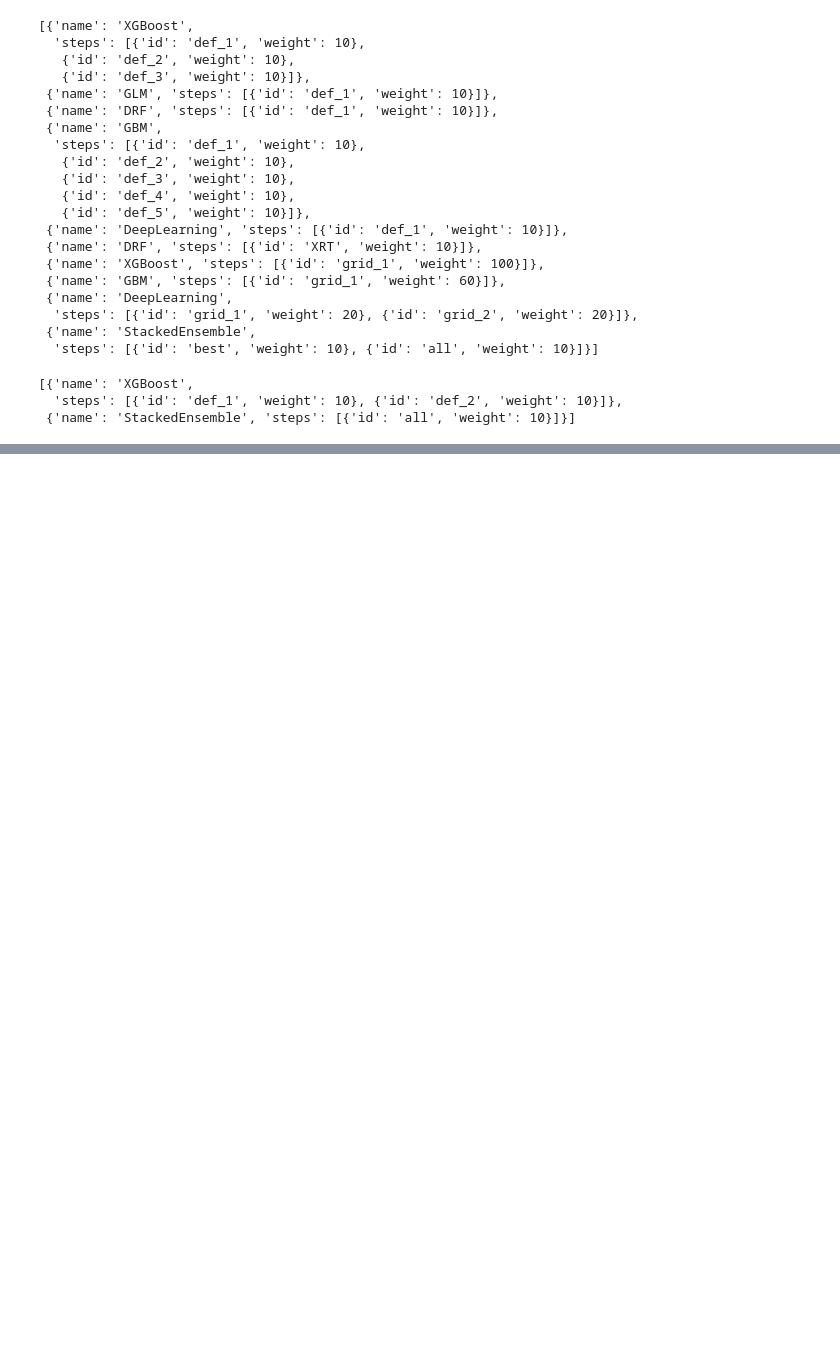
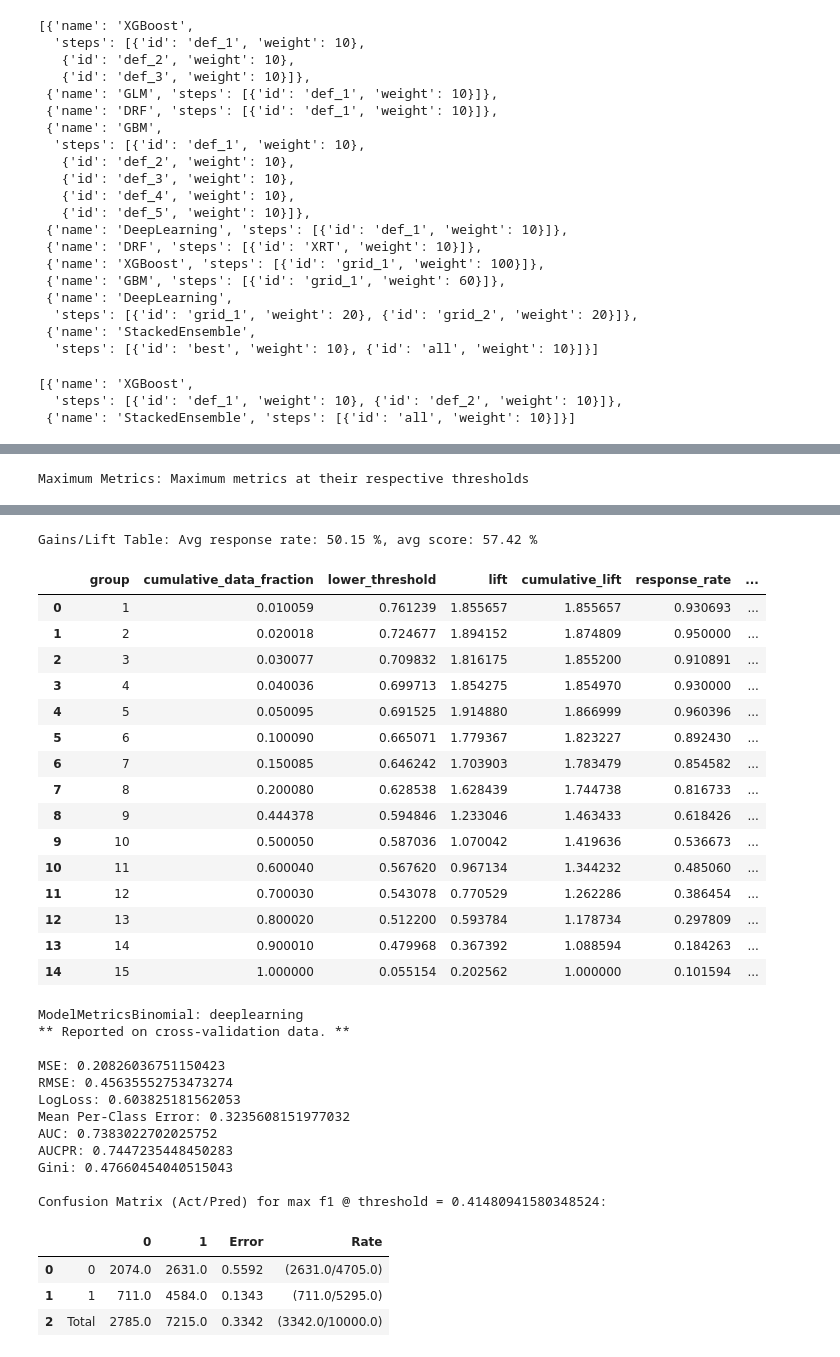
Before and after one commit to sjster/RVA, a Jupyter notebook: Intro.ipynb, the cells around one changed output, grey strips where cells are left out. Cells and saved outputs as stored; diff of their text form; code cells hidden in the pictures; blank space fills up the shorter version.

```diff
--- a/Intro.ipynb
+++ b/Intro.ipynb
@@ -1736,0 +1815,43 @@ AutoML progress: |
+# %%
+# Run AutoML on top of the first run
+
+from h2o.automl import H2OAutoML, get_leaderboard
+
+# Import a sample binary outcome train/test set into H2O
+train = h2o.import_file("https://s3.amazonaws.com/erin-data/higgs/higgs_train_10k.csv")
+test = h2o.import_file("https://s3.amazonaws.com/erin-data/higgs/higgs_test_5k.csv")
+
+# Identify predictors and response
+x = train.columns
+y = "response"
+x.remove(y)
+# For binary classification, response should be a factor
+train[y] = train[y].asfactor()
+test[y] = test[y].asfactor()
+
+# Run AutoML for 20 base models (limited to 1 hour max runtime by default)
+# max_runtime_secs - maximum runtime for automl
+# balance_classes - Set to True to over or undersample the classes to balance it
+# modeling_plan - can pass a list of models to try out, the result of aml.modeling_plan can be passed back to it during initialization
+# sort_metric - 'auc', 'aucpr' etc.
+# export_checkpoints_dir - provide the name of the folder to checkpoint the model
+# include_algos - algorithm to use, "DRF", "DeepLearning", "XGBoost" etc
+# exclude_algos - exclude certain algorithms
+
+# Pass the modeling plan from the last execution, set maximum runtime
+aml = H2OAutoML(max_models=20, seed=1,
+                max_runtime_secs=2000,
+                balance_classes=True, # Usually a good idea to set this to True
+                include_algos=['DeepLearning'],
+                export_checkpoints_dir='/home/ubuntu/H2Omodels' # The models created get saved to this folder
+               )
+aml.train(x=x, y=y, training_frame=train) # provide data and response column names from the train H20 dataframe
+
+# AutoML Leaderboard, H20 dataframe
+lb = aml.leaderboard
+
+# Optionally edd extra model information to the leaderboard
+lb = get_leaderboard(aml, extra_columns='ALL')
+
+# Print all rows (instead of default 10 rows)
+lb.head(rows=lb.nrows)
@@ -1736,0 +1869,3 @@ AutoML progress: |
+# %%
+aml.leader
+# %% [output]
@@ -1736,0 +1901 @@ AutoML progress: |
+Maximum Metrics: Maximum metrics at their respective thresholds
@@ -1736,0 +1919,33 @@ AutoML progress: |
+Gains/Lift Table: Avg response rate: 50.15 %, avg score: 57.42 %
+|  |  | group | cumulative_data_fraction | lower_threshold | lift | cumulative_lift | response_rate | ... |
+| 0 |  | 1 | 0.010059 | 0.761239 | 1.855657 | 1.855657 | 0.930693 | ... |
+| 1 |  | 2 | 0.020018 | 0.724677 | 1.894152 | 1.874809 | 0.950000 | ... |
+| 2 |  | 3 | 0.030077 | 0.709832 | 1.816175 | 1.855200 | 0.910891 | ... |
+| 3 |  | 4 | 0.040036 | 0.699713 | 1.854275 | 1.854970 | 0.930000 | ... |
+| 4 |  | 5 | 0.050095 | 0.691525 | 1.914880 | 1.866999 | 0.960396 | ... |
+| 5 |  | 6 | 0.100090 | 0.665071 | 1.779367 | 1.823227 | 0.892430 | ... |
+| 6 |  | 7 | 0.150085 | 0.646242 | 1.703903 | 1.783479 | 0.854582 | ... |
+| 7 |  | 8 | 0.200080 | 0.628538 | 1.628439 | 1.744738 | 0.816733 | ... |
+| 8 |  | 9 | 0.444378 | 0.594846 | 1.233046 | 1.463433 | 0.618426 | ... |
+| 9 |  | 10 | 0.500050 | 0.587036 | 1.070042 | 1.419636 | 0.536673 | ... |
+| 10 |  | 11 | 0.600040 | 0.567620 | 0.967134 | 1.344232 | 0.485060 | ... |
+| 11 |  | 12 | 0.700030 | 0.543078 | 0.770529 | 1.262286 | 0.386454 | ... |
+| 12 |  | 13 | 0.800020 | 0.512200 | 0.593784 | 1.178734 | 0.297809 | ... |
+| 13 |  | 14 | 0.900010 | 0.479968 | 0.367392 | 1.088594 | 0.184263 | ... |
+| 14 |  | 15 | 1.000000 | 0.055154 | 0.202562 | 1.000000 | 0.101594 | ... |
+ModelMetricsBinomial: deeplearning
+** Reported on cross-validation data. **
+
+MSE: 0.20826036751150423
+RMSE: 0.45635552753473274
+LogLoss: 0.603825181562053
+Mean Per-Class Error: 0.3235608151977032
+AUC: 0.7383022702025752
+AUCPR: 0.7447235448450283
+Gini: 0.47660454040515043
+
+Confusion Matrix (Act/Pred) for max f1 @ threshold = 0.41480941580348524:
+|  |  | 0 | 1 | Error | Rate |
+| 0 | 0 | 2074.0 | 2631.0 | 0.5592 | (2631.0/4705.0) |
+| 1 | 1 | 711.0 | 4584.0 | 0.1343 | (711.0/5295.0) |
+| 2 | Total | 2785.0 | 7215.0 | 0.3342 | (3342.0/10000.0) |
```
Also changed, not shown: parts of 9 cells of this notebook, 1 other file.
